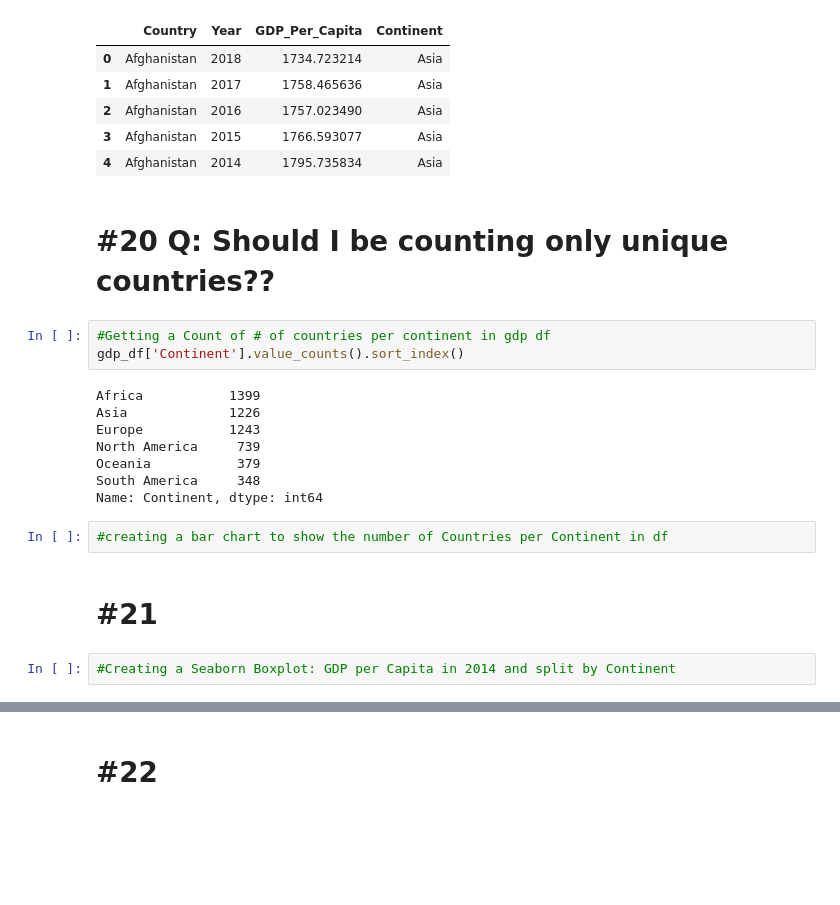
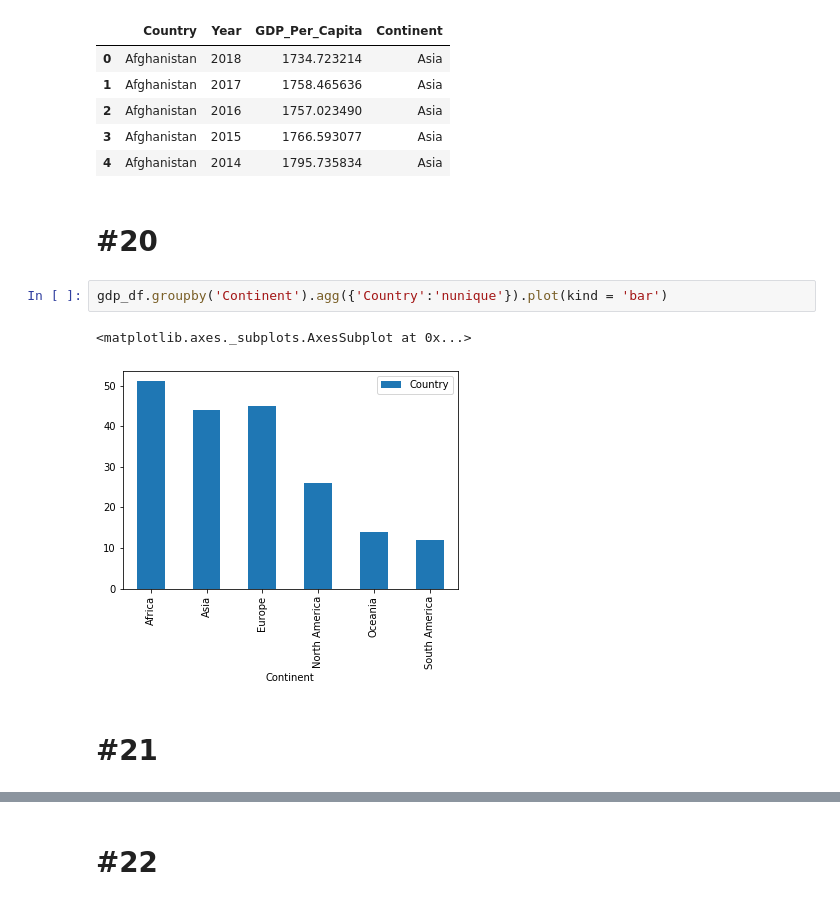
Before and after one commit to nss-data-science-cohort-4/dq1-undata-savyrosea, a Jupyter notebook: notebooks/UN_Data_Exploration.ipynb, the cells around one changed output, grey strips where cells are left out. Saved outputs shown, nothing was run; the diff lists cells and outputs as text; blank space fills up the shorter version.

```diff
--- a/notebooks/UN_Data_Exploration.ipynb
+++ b/notebooks/UN_Data_Exploration.ipynb
@@ -295,22 +268,12 @@ gdp_df.head()
 | 2 | Afghanistan | 2016 | 1757.023490 | Asia |
 | 3 | Afghanistan | 2015 | 1766.593077 | Asia |
 | 4 | Afghanistan | 2014 | 1795.735834 | Asia |
-# %% [markdown]
-# #20  Q: Should I be counting only unique countries??
-# %%
-#Getting a Count of # of countries per continent in gdp df
-gdp_df['Continent'].value_counts().sort_index()
-# %% [output]
-Africa           1399
-Asia             1226
-Europe           1243
-North America     739
-Oceania           379
-South America     348
-Name: Continent, dtype: int64
-# %%
-#creating a bar chart to show the number of Countries per Continent in df
+# %% [markdown]
+# #20
+# %%
+gdp_df.groupby('Continent').agg({'Country':'nunique'}).plot(kind = 'bar')
+# %% [output]
+<matplotlib.axes._subplots.AxesSubplot at 0x...>
+[figure, added]
 # %% [markdown]
 # #21
-# %%
-#Creating a Seaborn Boxplot: GDP per Capita in 2014 and split by Continent
```
Also changed, not shown: parts of 24 cells of this notebook.
